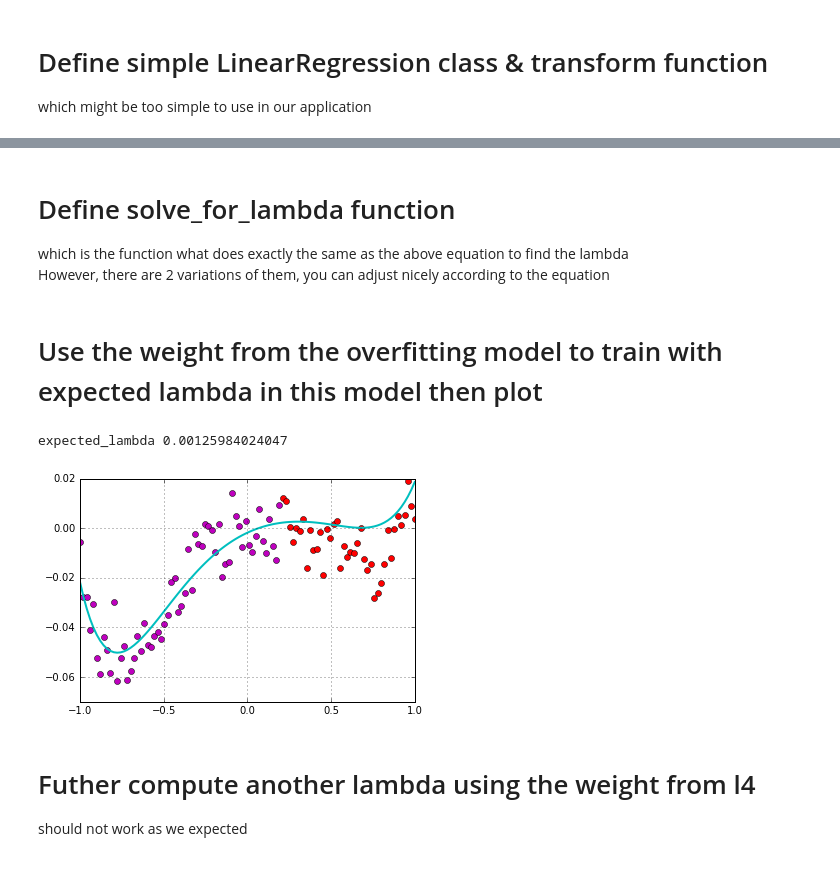
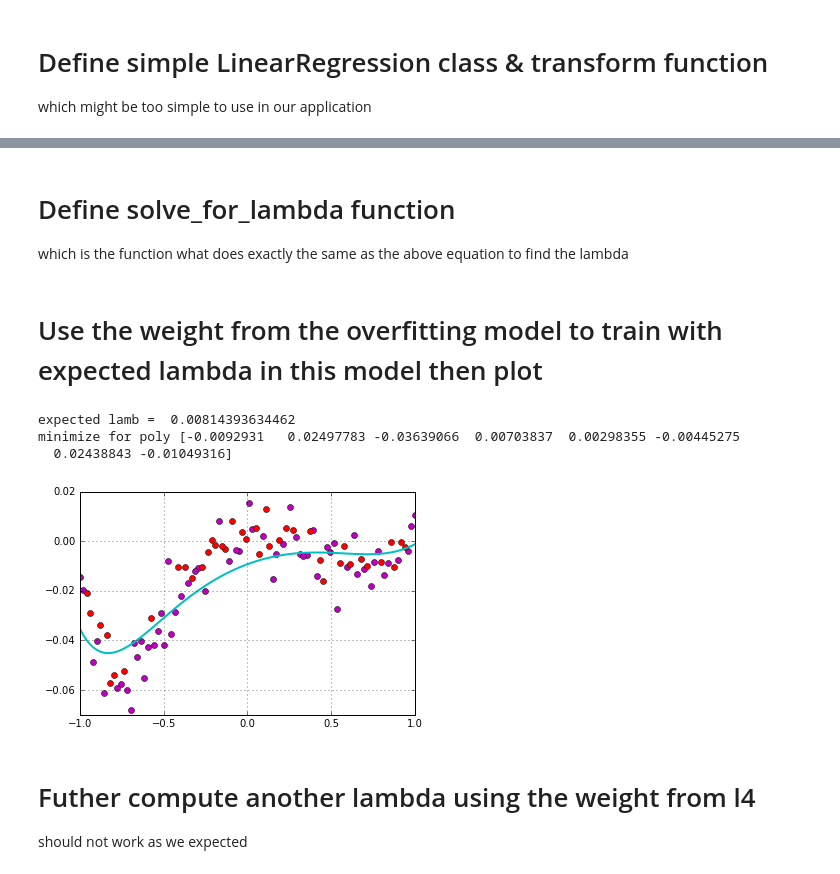
Before and after one commit to robroooh/ipynb_container, a Jupyter notebook: Regularization.ipynb, the cells around one changed output, grey strips where cells are left out. Drawn from its saved outputs; the diff is of its cells as text; code cells hidden in the pictures.

```diff
--- a/Regularization.ipynb
+++ b/Regularization.ipynb
@@ -189,15 +148,14 @@ $$
 # %% [markdown]
 # Define solve_for_lambda function
 which is the function what does exactly the same as the above equation to find the lambda
-However, there are 2 variations of them, you can adjust nicely according to the equation
 # %%
-def solve_for_lambda(x,y,w):
+def calc_lambda(x,y,w,n):
     sum_yreal_predict = 0.0
     sum_px = 0.0
     sum_w = 0.0
     lamb = 0.0
     ndata = len(x)
-    px = toPoly(x)
+    px = toNDegree(x,n)
     for i in xrange(ndata):
         sum_yreal_predict += (np.dot(w, px[i]) - y[i])
         sum_px += sum(px[i,:])
@@ -212,18 +170,26 @@ def solve_for_lambda(x,y,w):
 # %%
 plt.figure()
 plt.plot(x_train, y_train, 'mo')
 plt.plot(x_test, y_test, 'ro')
 plt.grid(True)
-l4 = LinearRegression(toPoly(x_train), y_train)
-expected_lambda = solve_for_lambda(x_train,y_train, overfitted_weight)
-print "expected_lambda", expected_lambda
-l4.set_lamb(expected_lambda)
-res4 = minimize(l4.cost, [0, 0, 0, 0, 0, 0, 0])
-l4.set_w(res4.x)
-l4.drawlinepoly()
+
+expected_lamb = calc_lambda(x_train, y_train, overfitted_weight, nb_degree)
+print "expected lamb = ", expected_lamb
+
+l3 = LinearRegression(toNDegree(x_train,nb_degree), y_train)
+l3.set_lamb(expected_lamb)
+l3.set_nb_degree(nb_degree)
+
+res3 = minimize(l3.cost, np.zeros(nb_degree))
+print 'minimize for poly', res3.x
+
+l3.set_w(res3.x)
+l3.drawlinepoly()
 # %% [output]
-expected_lambda 0.00125984024047
+expected lamb =  0.00814393634462
+minimize for poly [-0.0092931   0.02497783 -0.03639066  0.00703837  0.00298355 -0.00445275
+  0.02438843 -0.01049316]
-[figure, old version]
+[figure, new version]
 # %% [markdown]
 # Futher compute another lambda using the weight from l4
 should not work as we expected
```
Also changed, not shown: parts of 9 cells of this notebook.
